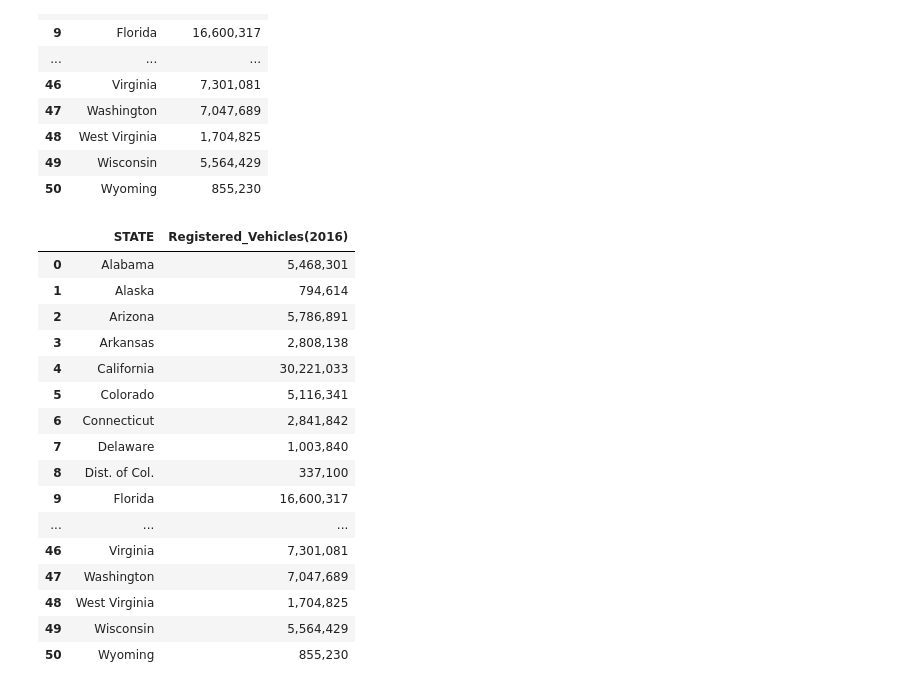
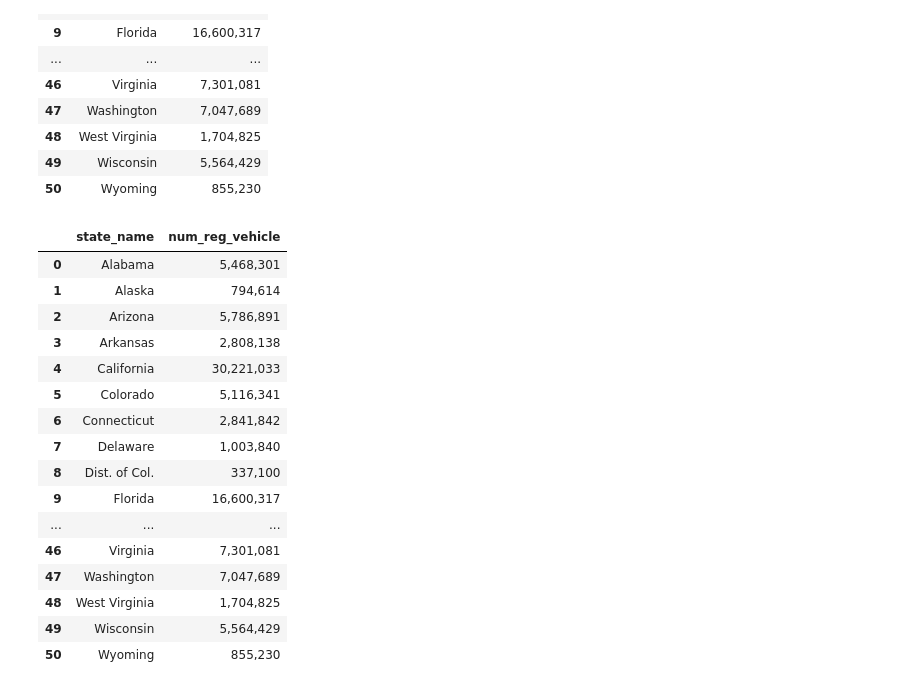
Before and after one commit to lotfyah/US_Accidents_ETL_Project, a Jupyter notebook: AL_US_Accident_ETL.ipynb, the cells around one changed output. Saved outputs shown, nothing was run; the diff lists cells and outputs as text; code cells hidden in the pictures.

```diff
--- a/AL_US_Accident_ETL.ipynb
+++ b/AL_US_Accident_ETL.ipynb
@@ -69,10 +76,10 @@ RMV_DF
 | 50 | Wyoming | 855,230 |
 # %%
 # clean egistered Motor Veicheles(RMV)
-RMV_DF_Clean = RMV_DF.rename(columns={'Unnamed: 0':'STATE','Unnamed: 15':'Registered_Vehicles(2016)'})
+RMV_DF_Clean = RMV_DF.rename(columns={'Unnamed: 0':'state_name','Unnamed: 15':'num_reg_vehicle'})
 RMV_DF_Clean
 # %% [output]
-|  | STATE | Registered_Vehicles(2016) |
+|  | state_name | num_reg_vehicle |
 | 0 | Alabama | 5,468,301 |
 | 1 | Alaska | 794,614 |
 | 2 | Arizona | 5,786,891 |
```
Also changed, not shown: parts of 4 cells of this notebook, 2 other files.
